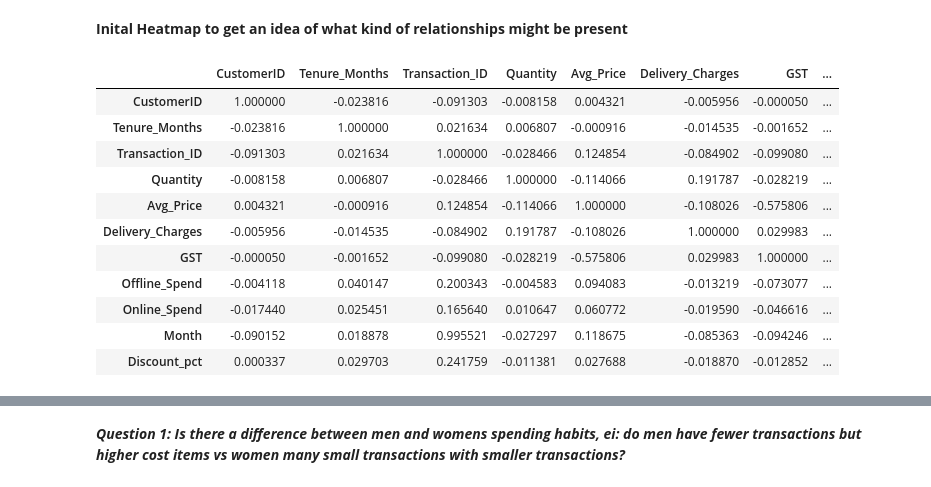
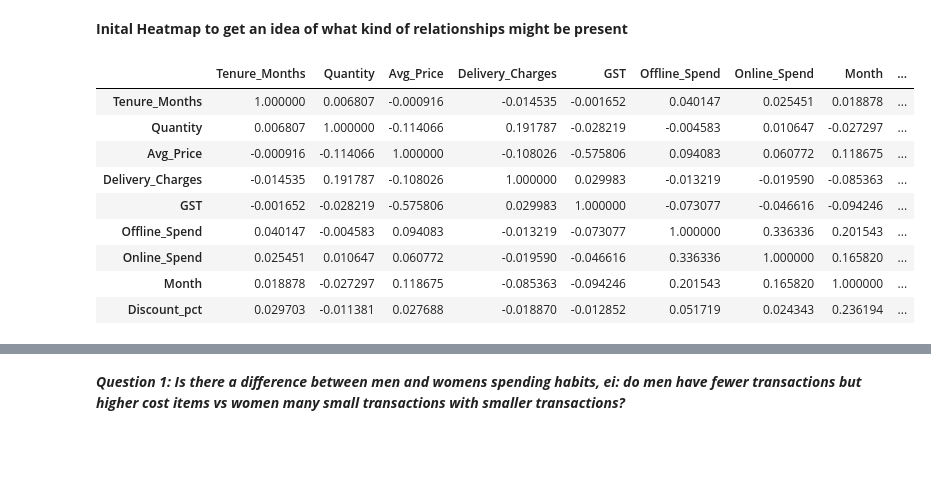
Before and after one commit to BreJyles/Project_1_group7, a Jupyter notebook: alex_code/project_1_code_alex_FINAL.ipynb, the cells around one changed output, grey strips where cells are left out. Saved outputs shown, nothing was run; the diff lists cells and outputs as text; code cells hidden in the pictures; blank space fills up the shorter version.

```diff
--- a/alex_code/project_1_code_alex_FINAL.ipynb
+++ b/alex_code/project_1_code_alex_FINAL.ipynb
@@ -257,22 +257,23 @@ dtypes: float64(10), int64(1), object(8)
 memory usage: 8.0+ MB
 # %% [markdown]
 **Inital Heatmap to get an idea of what kind of relationships might be present**
+# %%
+#taking out the transaction ID and the customer ID becasue i dont think theyll add value to the heat map
+heatmap_data = clean_shopping_df.drop(['Transaction_ID','CustomerID'], axis=1, inplace=False)
 # %%
-corrs = clean_shopping_df.corr(numeric_only = True)
+corrs = heatmap_data.corr(numeric_only = True)
 corrs
 # %% [output]
-|  | CustomerID | Tenure_Months | Transaction_ID | Quantity | Avg_Price | Delivery_Charges | GST | ... |
-| CustomerID | 1.000000 | -0.023816 | -0.091303 | -0.008158 | 0.004321 | -0.005956 | -0.000050 | ... |
-| Tenure_Months | -0.023816 | 1.000000 | 0.021634 | 0.006807 | -0.000916 | -0.014535 | -0.001652 | ... |
-| Transaction_ID | -0.091303 | 0.021634 | 1.000000 | -0.028466 | 0.124854 | -0.084902 | -0.099080 | ... |
-| Quantity | -0.008158 | 0.006807 | -0.028466 | 1.000000 | -0.114066 | 0.191787 | -0.028219 | ... |
-| Avg_Price | 0.004321 | -0.000916 | 0.124854 | -0.114066 | 1.000000 | -0.108026 | -0.575806 | ... |
-| Delivery_Charges | -0.005956 | -0.014535 | -0.084902 | 0.191787 | -0.108026 | 1.000000 | 0.029983 | ... |
-| GST | -0.000050 | -0.001652 | -0.099080 | -0.028219 | -0.575806 | 0.029983 | 1.000000 | ... |
-| Offline_Spend | -0.004118 | 0.040147 | 0.200343 | -0.004583 | 0.094083 | -0.013219 | -0.073077 | ... |
-| Online_Spend | -0.017440 | 0.025451 | 0.165640 | 0.010647 | 0.060772 | -0.019590 | -0.046616 | ... |
-| Month | -0.090152 | 0.018878 | 0.995521 | -0.027297 | 0.118675 | -0.085363 | -0.094246 | ... |
-| Discount_pct | 0.000337 | 0.029703 | 0.241759 | -0.011381 | 0.027688 | -0.018870 | -0.012852 | ... |
+|  | Tenure_Months | Quantity | Avg_Price | Delivery_Charges | GST | Offline_Spend | Online_Spend | Month | ... |
+| Tenure_Months | 1.000000 | 0.006807 | -0.000916 | -0.014535 | -0.001652 | 0.040147 | 0.025451 | 0.018878 | ... |
+| Quantity | 0.006807 | 1.000000 | -0.114066 | 0.191787 | -0.028219 | -0.004583 | 0.010647 | -0.027297 | ... |
+| Avg_Price | -0.000916 | -0.114066 | 1.000000 | -0.108026 | -0.575806 | 0.094083 | 0.060772 | 0.118675 | ... |
+| Delivery_Charges | -0.014535 | 0.191787 | -0.108026 | 1.000000 | 0.029983 | -0.013219 | -0.019590 | -0.085363 | ... |
+| GST | -0.001652 | -0.028219 | -0.575806 | 0.029983 | 1.000000 | -0.073077 | -0.046616 | -0.094246 | ... |
+| Offline_Spend | 0.040147 | -0.004583 | 0.094083 | -0.013219 | -0.073077 | 1.000000 | 0.336336 | 0.201543 | ... |
+| Online_Spend | 0.025451 | 0.010647 | 0.060772 | -0.019590 | -0.046616 | 0.336336 | 1.000000 | 0.165820 | ... |
+| Month | 0.018878 | -0.027297 | 0.118675 | -0.085363 | -0.094246 | 0.201543 | 0.165820 | 1.000000 | ... |
+| Discount_pct | 0.029703 | -0.011381 | 0.027688 | -0.018870 | -0.012852 | 0.051719 | 0.024343 | 0.236194 | ... |
 # %%
 # Define the colors for the gradient diverging color palette
 colors = ["#00FFF5", "#FF8360"]  # Blue, Yellow, Red
```
Also changed, not shown: parts of 9 cells of this notebook, 9 other files.
